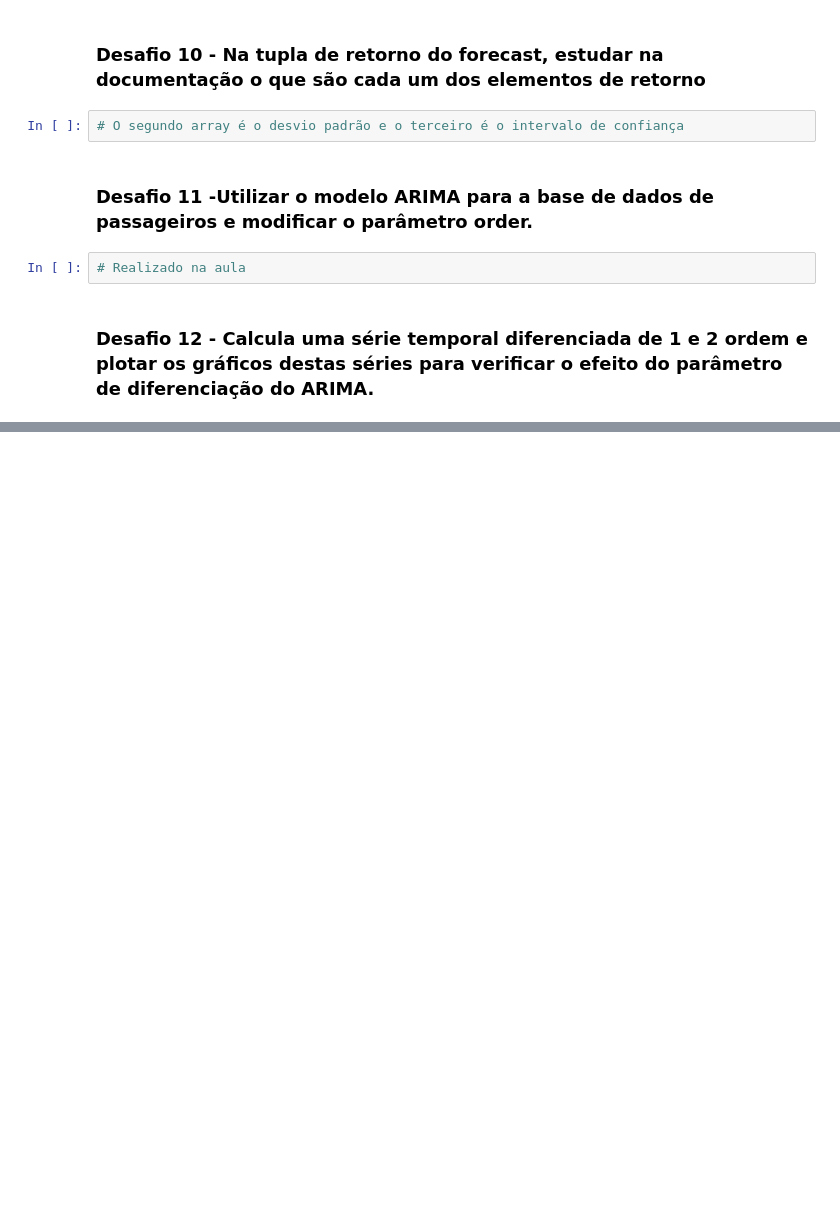
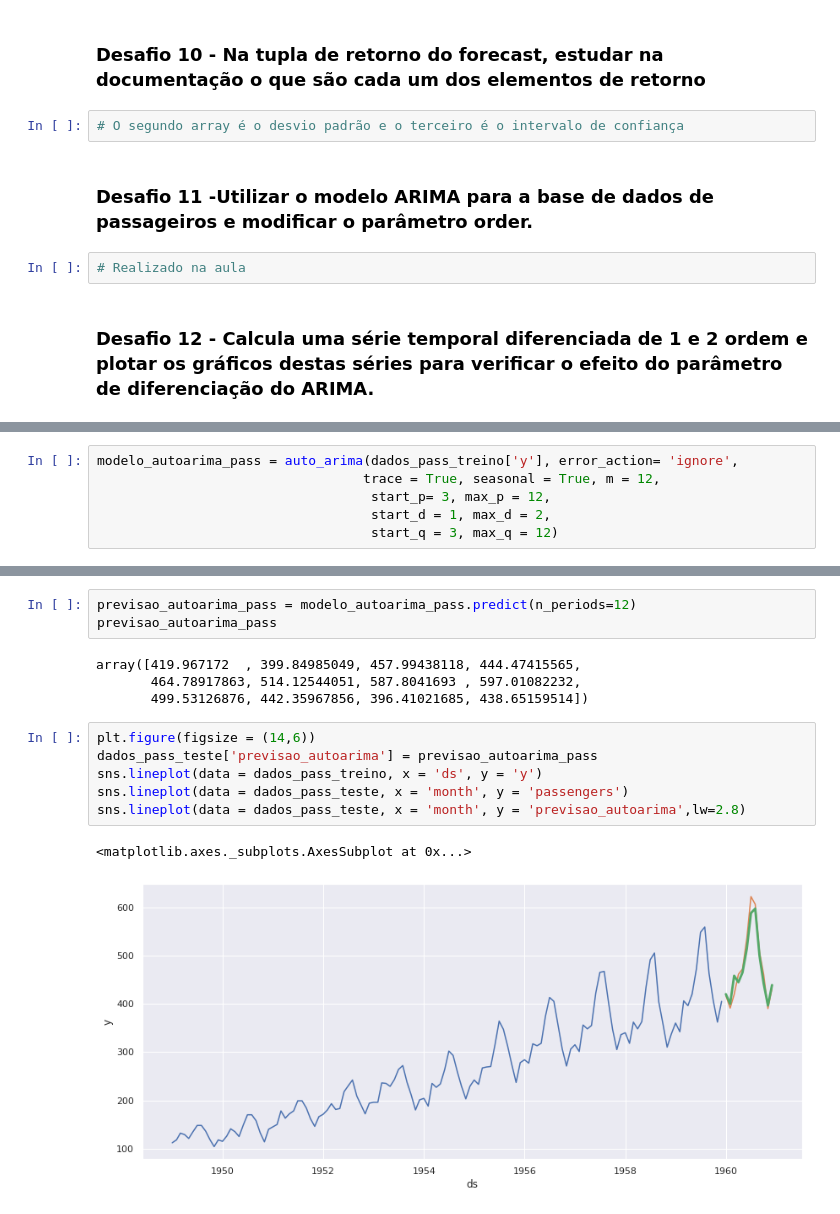
Before and after one commit to Brunomatarucco/bootcamp_data_science_alura, a Jupyter notebook: Modulo_04/series_temporais_tuberculose.ipynb, the cells around one changed output, grey strips where cells are left out. Drawn from its saved outputs; the diff is of its cells as text; blank space fills up the shorter version.

```diff
--- a/Modulo_04/series_temporais_tuberculose.ipynb
+++ b/Modulo_04/series_temporais_tuberculose.ipynb
@@ -728,0 +1018,6 @@ sns.lineplot(x = 'data', y = 'previsao', data = dados_han_teste, lw = 2.5)
+# %%
+modelo_autoarima_pass = auto_arima(dados_pass_treino['y'], error_action= 'ignore',
+                                  trace = True, seasonal = True, m = 12,
+                                   start_p= 3, max_p = 12,
+                                   start_d = 1, max_d = 2,
+                                   start_q = 3, max_q = 12)
@@ -728,0 +1042,16 @@ sns.lineplot(x = 'data', y = 'previsao', data = dados_han_teste, lw = 2.5)
+# %%
+previsao_autoarima_pass = modelo_autoarima_pass.predict(n_periods=12)
+previsao_autoarima_pass
+# %% [output]
+array([419.967172  , 399.84985049, 457.99438118, 444.47415565,
+       464.78917863, 514.12544051, 587.8041693 , 597.01082232,
+       499.53126876, 442.35967856, 396.41021685, 438.65159514])
+# %%
+plt.figure(figsize = (14,6))
+dados_pass_teste['previsao_autoarima'] = previsao_autoarima_pass
+sns.lineplot(data = dados_pass_treino, x = 'ds', y = 'y')
+sns.lineplot(data = dados_pass_teste, x = 'month', y = 'passengers')
+sns.lineplot(data = dados_pass_teste, x = 'month', y = 'previsao_autoarima',lw=2.8)
+# %% [output]
+<matplotlib.axes._subplots.AxesSubplot at 0x...>
+[figure, added]
```
Also changed, not shown: parts of 43 cells of this notebook.
